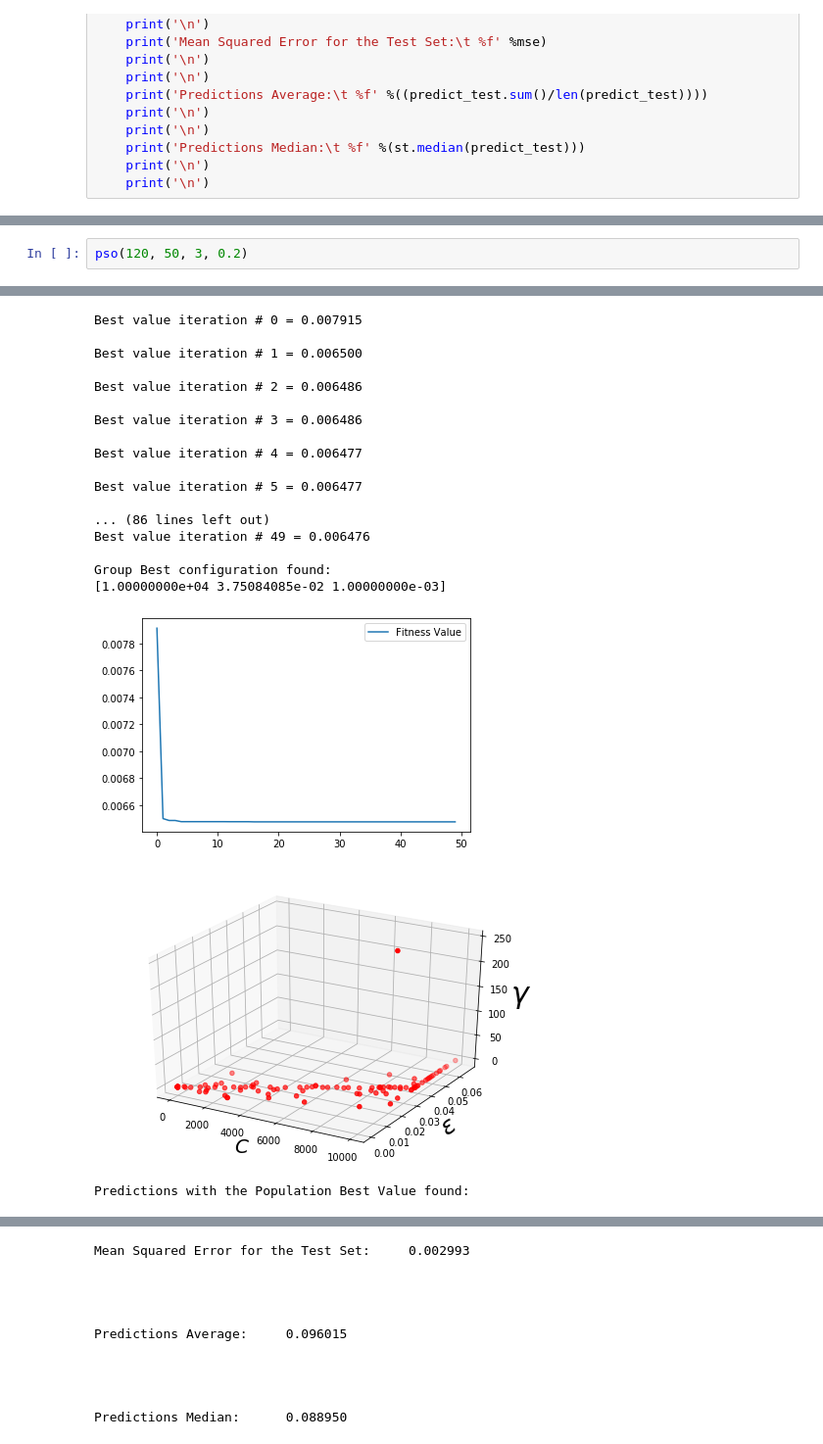
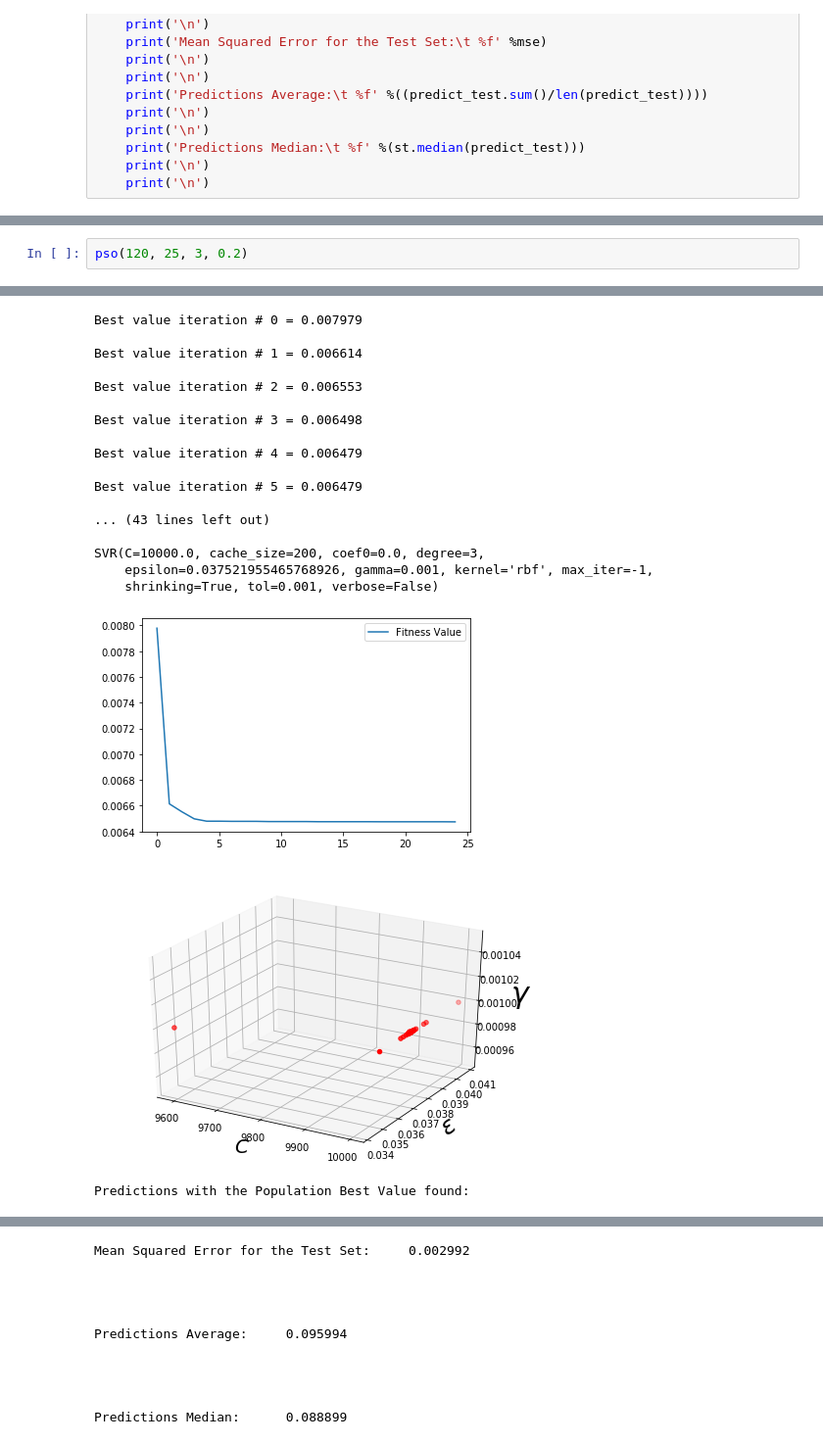
Before and after one commit to rbbh/Forecasting-Time-Series-with-Algorithm-Ensembling, a Jupyter notebook: SVR_+_PSO.ipynb, the cells around one changed output, grey strips where cells are left out. Shown: that part at 98% size. Cells and saved outputs as stored; diff of their text form.

Commit message:
Updated Tests with the Colorado River data base.

```diff
--- a/SVR_+_PSO.ipynb
+++ b/SVR_+_PSO.ipynb
@@ -396,3 +409,3 @@ Predictions Median:      0.089207
 # %%
-pso(120, 50, 3, 0.2)
+pso(120, 25, 3, 0.2)
 # %% [output]
@@ -400,32 +413,32 @@ pso(120, 50, 3, 0.2)
-Best value iteration # 0 = 0.007915
+Best value iteration # 0 = 0.007979
 
-Best value iteration # 1 = 0.006500
+Best value iteration # 1 = 0.006614
 
-Best value iteration # 2 = 0.006486
+Best value iteration # 2 = 0.006553
 
-Best value iteration # 3 = 0.006486
+Best value iteration # 3 = 0.006498
 
-Best value iteration # 4 = 0.006477
+Best value iteration # 4 = 0.006479
 
-Best value iteration # 5 = 0.006477
+Best value iteration # 5 = 0.006479
 
-... (86 lines left out)
-Best value iteration # 49 = 0.006476
+... (43 lines left out)
 
-Group Best configuration found:
-[1.00000000e+04 3.75084085e-02 1.00000000e-03]
+SVR(C=10000.0, cache_size=200, coef0=0.0, degree=3,
+    epsilon=0.037521955465768926, gamma=0.001, kernel='rbf', max_iter=-1,
+    shrinking=True, tol=0.001, verbose=False)
-[figure, old version]
+[figure, new version]
-[figure, old version]
+[figure, new version]
 Predictions with the Population Best Value found:
 [figure]
-Mean Squared Error for the Test Set:     0.002993
+Mean Squared Error for the Test Set:     0.002992
 
 
 
 
-Predictions Average:     0.096015
+Predictions Average:     0.095994
 
 
 
 
-Predictions Median:      0.088950
+Predictions Median:      0.088899
```
Also changed, not shown: parts of 5 cells of this notebook.
